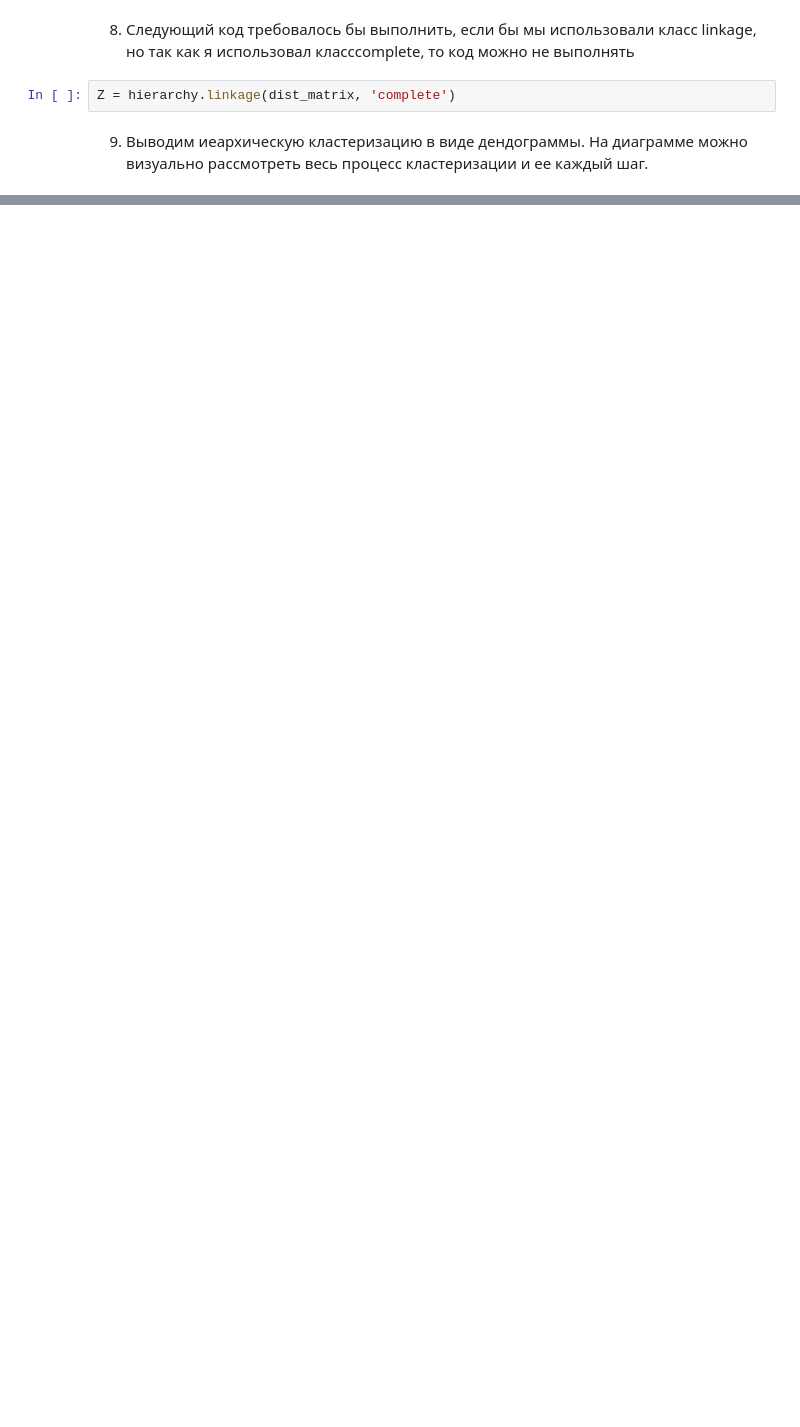
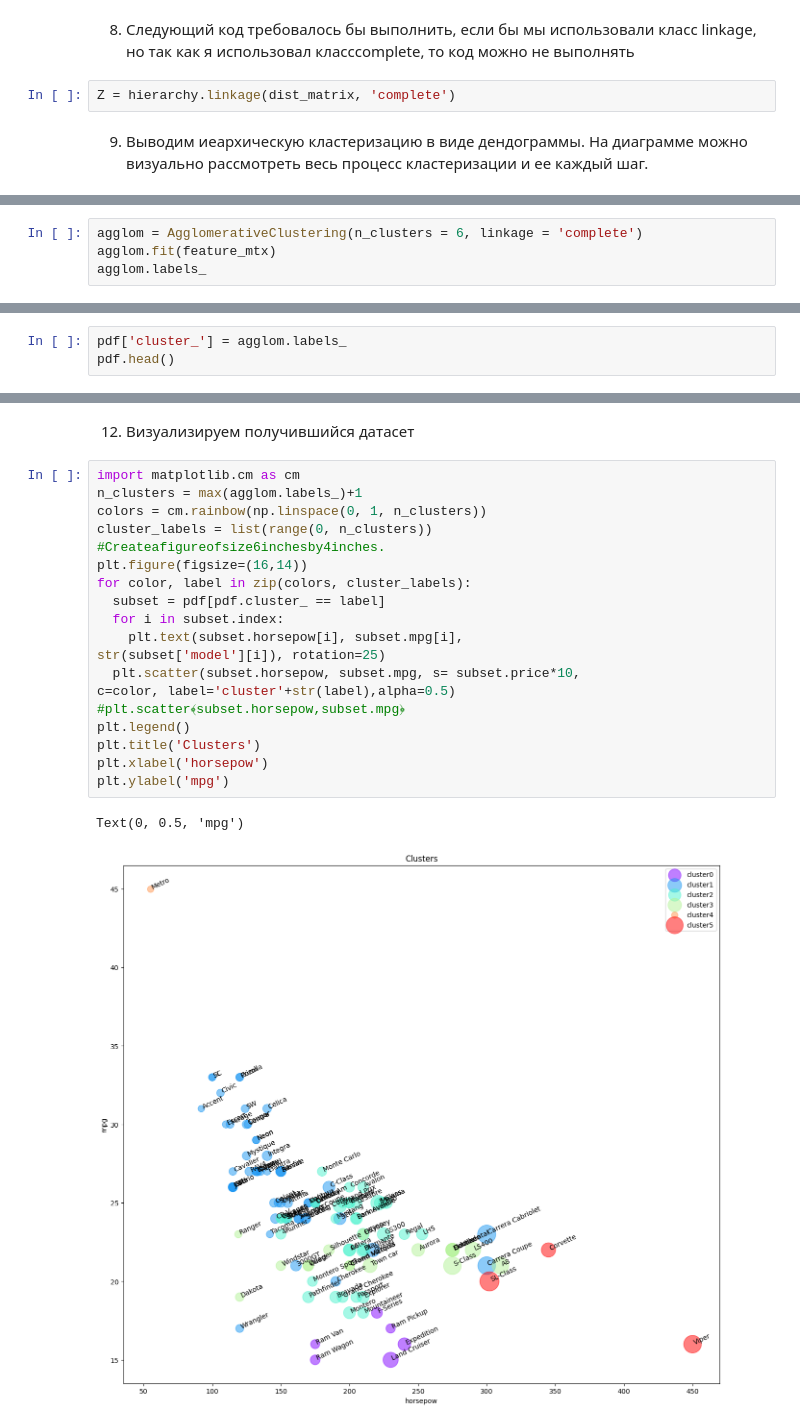
Before and after one commit to Men9UbilaMarka/GoogleColab, a Jupyter notebook: PR10.ipynb, the cells around one changed output, grey strips where cells are left out. Cells and saved outputs as stored; diff of their text form; blank space fills up the shorter version.

```diff
--- a/PR10.ipynb
+++ b/PR10.ipynb
@@ -100,0 +233,4 @@ dendro = hierarchy.dendrogram(Z)
+# %%
+agglom = AgglomerativeClustering(n_clusters = 6, linkage = 'complete')
+agglom.fit(feature_mtx)
+agglom.labels_
@@ -100,0 +246,3 @@ dendro = hierarchy.dendrogram(Z)
+# %%
+pdf['cluster_'] = agglom.labels_
+pdf.head()
@@ -100,0 +256,24 @@ dendro = hierarchy.dendrogram(Z)
+# %% [markdown]
+12. Визуализируем получившийся датасет
+# %%
+import matplotlib.cm as cm
+n_clusters = max(agglom.labels_)+1
+colors = cm.rainbow(np.linspace(0, 1, n_clusters))
+cluster_labels = list(range(0, n_clusters))
+#Createafigureofsize6inchesby4inches.
+plt.figure(figsize=(16,14))
+for color, label in zip(colors, cluster_labels):
+  subset = pdf[pdf.cluster_ == label]
+  for i in subset.index:
+    plt.text(subset.horsepow[i], subset.mpg[i],
+str(subset['model'][i]), rotation=25)
+  plt.scatter(subset.horsepow, subset.mpg, s= subset.price*10,
+c=color, label='cluster'+str(label),alpha=0.5)
+#plt.scatter﴾subset.horsepow,subset.mpg﴿
+plt.legend()
+plt.title('Clusters')
+plt.xlabel('horsepow')
+plt.ylabel('mpg')
+# %% [output]
+Text(0, 0.5, 'mpg')
+[figure, added]
```
Also changed, not shown: parts of 35 cells of this notebook.
